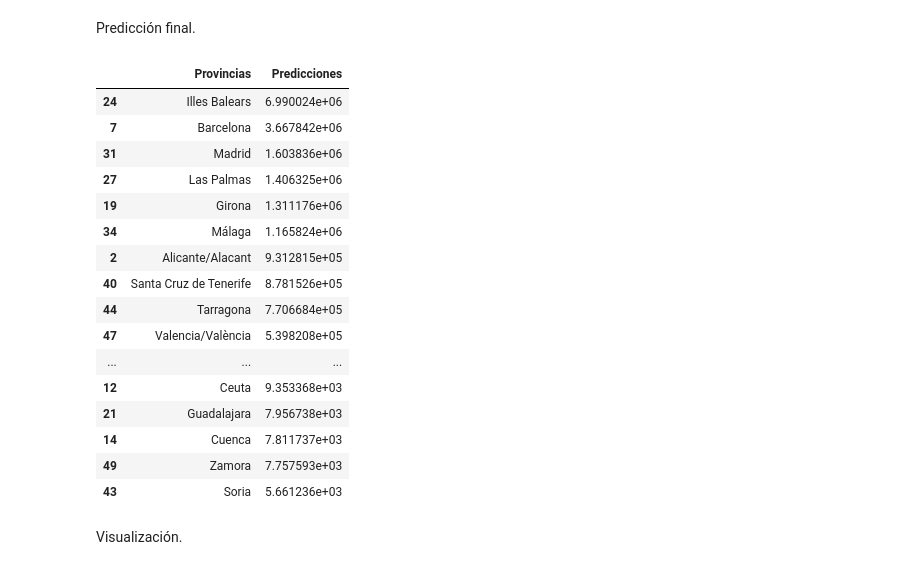
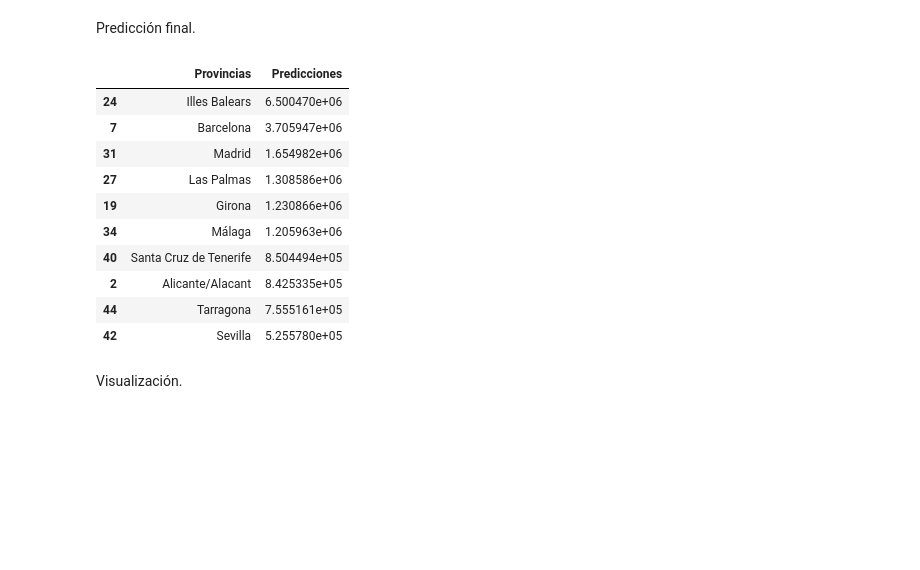
Before and after one commit to MirnaGarridoR/TrabajoML, a Jupyter notebook: ML - TURISMO/notebooks/04_entrenamiento_final.ipynb, the cells around one changed output. Cells and saved outputs as stored; diff of their text form; code cells hidden in the pictures; blank space fills up the shorter version.

```diff
--- a/ML - TURISMO/notebooks/04_entrenamiento_final.ipynb
+++ b/ML - TURISMO/notebooks/04_entrenamiento_final.ipynb
@@ -16,6 +18,19 @@ with open(archivo, "r") as f:
 mejores_parametros = datos["mejores_parametros"]
 x_columnas = datos["x_columnas"]
 y_columnas = datos["y_columnas"]
+# %%
+import json
+
+with open("CSVs/parámetros_columnas_rf.json", "r") as f:
+    datos_rf = json.load(f)
+
+parametros_rf = datos_rf["mejores_parametros"]
+x_columnas = datos_rf["x_columnas"]
+y_columnas = datos_rf["y_columnas"]
+# %%
+from joblib import load
+
+preprocess = load("preprocess_rf.joblib")
 # %%
 train_viajeros = pd.read_csv("CSVs/train_viajeros.csv")
 test_viajeros = pd.read_csv("CSVs/test_viajeros.csv")
@@ -154,31 +231,29 @@ for mes in meses_verano:
 Predicción final.
 # %%
 # Se excluye el mes de mayo.
+prediccion_verano_rf = (
+    df_verano_viajeros[
+        (df_verano_viajeros["Año"] == 2026) &
+        (df_verano_viajeros["Mes"].isin([6, 7, 8]))
+    ]
+    .groupby("Provincias", as_index=False)["Turistas_totales"]
+    .sum()
+    .rename(columns={"Turistas_totales": "Predicciones"})
+    .sort_values("Predicciones", ascending=False)
+)
 
-df_verano_2026 = df_verano_viajeros[(df_verano_viajeros["Año"] == 2026) & (df_verano_viajeros["Mes"].isin([6,7,8]))].copy()
-
-df_verano_2026["Predicciones"] = df_verano_2026["Turistas_totales"]
-
-prediccion_verano_viajeros = (df_verano_2026.groupby("Provincias")["Predicciones"].sum().reset_index().sort_values(by="Predicciones", ascending=False))
-
-prediccion_verano_viajeros
+prediccion_verano_rf.head(10)
 # %% [output]
 |  | Provincias | Predicciones |
-| 24 | Illes Balears | 6.990024e+06 |
-| 7 | Barcelona | 3.667842e+06 |
-| 31 | Madrid | 1.603836e+06 |
-| 27 | Las Palmas | 1.406325e+06 |
-| 19 | Girona | 1.311176e+06 |
-| 34 | Málaga | 1.165824e+06 |
-| 2 | Alicante/Alacant | 9.312815e+05 |
-| 40 | Santa Cruz de Tenerife | 8.781526e+05 |
-| 44 | Tarragona | 7.706684e+05 |
-| 47 | Valencia/València | 5.398208e+05 |
-| ... | ... | ... |
-| 12 | Ceuta | 9.353368e+03 |
-| 21 | Guadalajara | 7.956738e+03 |
-| 14 | Cuenca | 7.811737e+03 |
-| 49 | Zamora | 7.757593e+03 |
-| 43 | Soria | 5.661236e+03 |
+| 24 | Illes Balears | 6.500470e+06 |
+| 7 | Barcelona | 3.705947e+06 |
+| 31 | Madrid | 1.654982e+06 |
+| 27 | Las Palmas | 1.308586e+06 |
+| 19 | Girona | 1.230866e+06 |
+| 34 | Málaga | 1.205963e+06 |
+| 40 | Santa Cruz de Tenerife | 8.504494e+05 |
+| 2 | Alicante/Alacant | 8.425335e+05 |
+| 44 | Tarragona | 7.555161e+05 |
+| 42 | Sevilla | 5.255780e+05 |
 # %% [markdown]
 Visualización.
```
Also changed, not shown: parts of 12 cells of this notebook, 29 other files.
